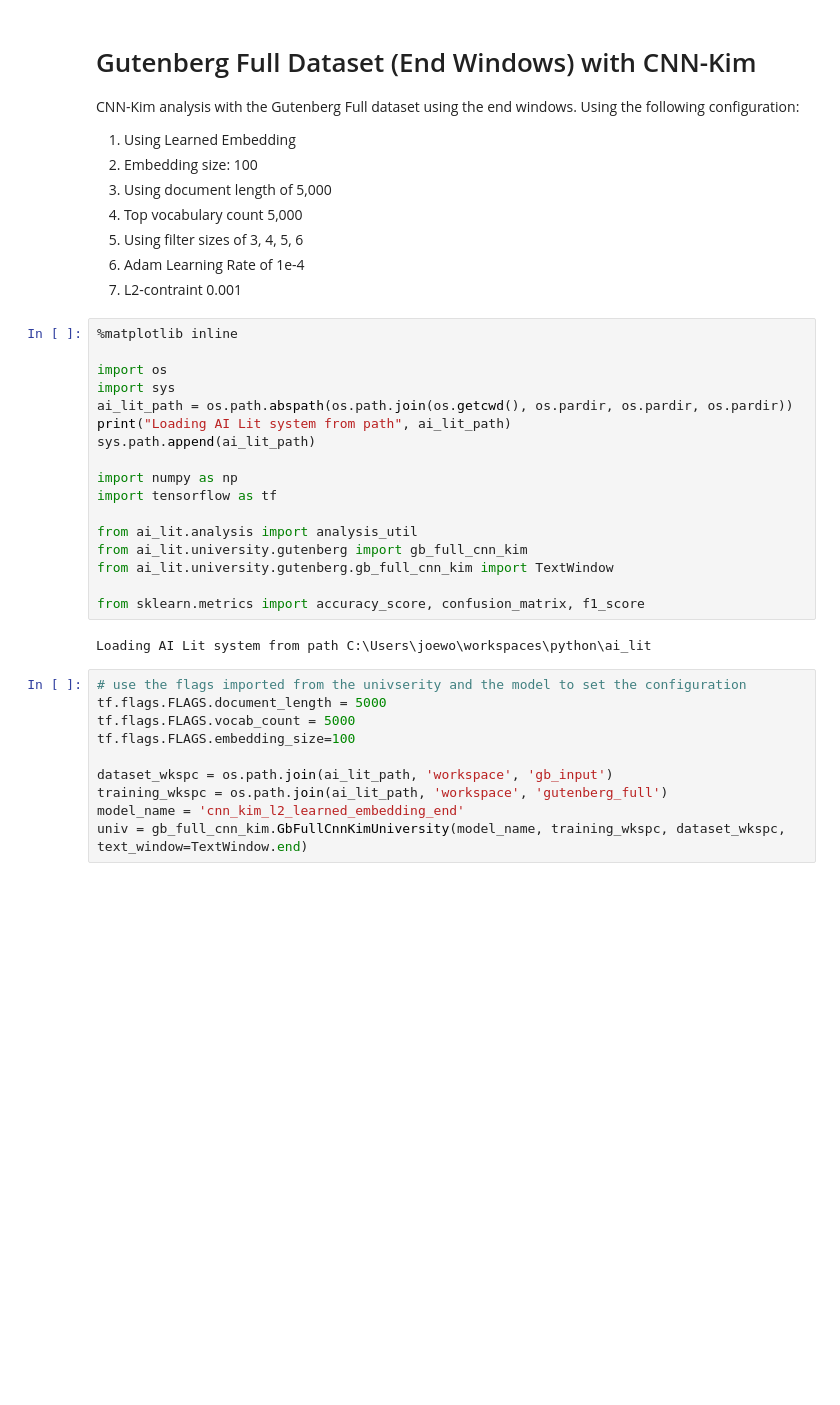
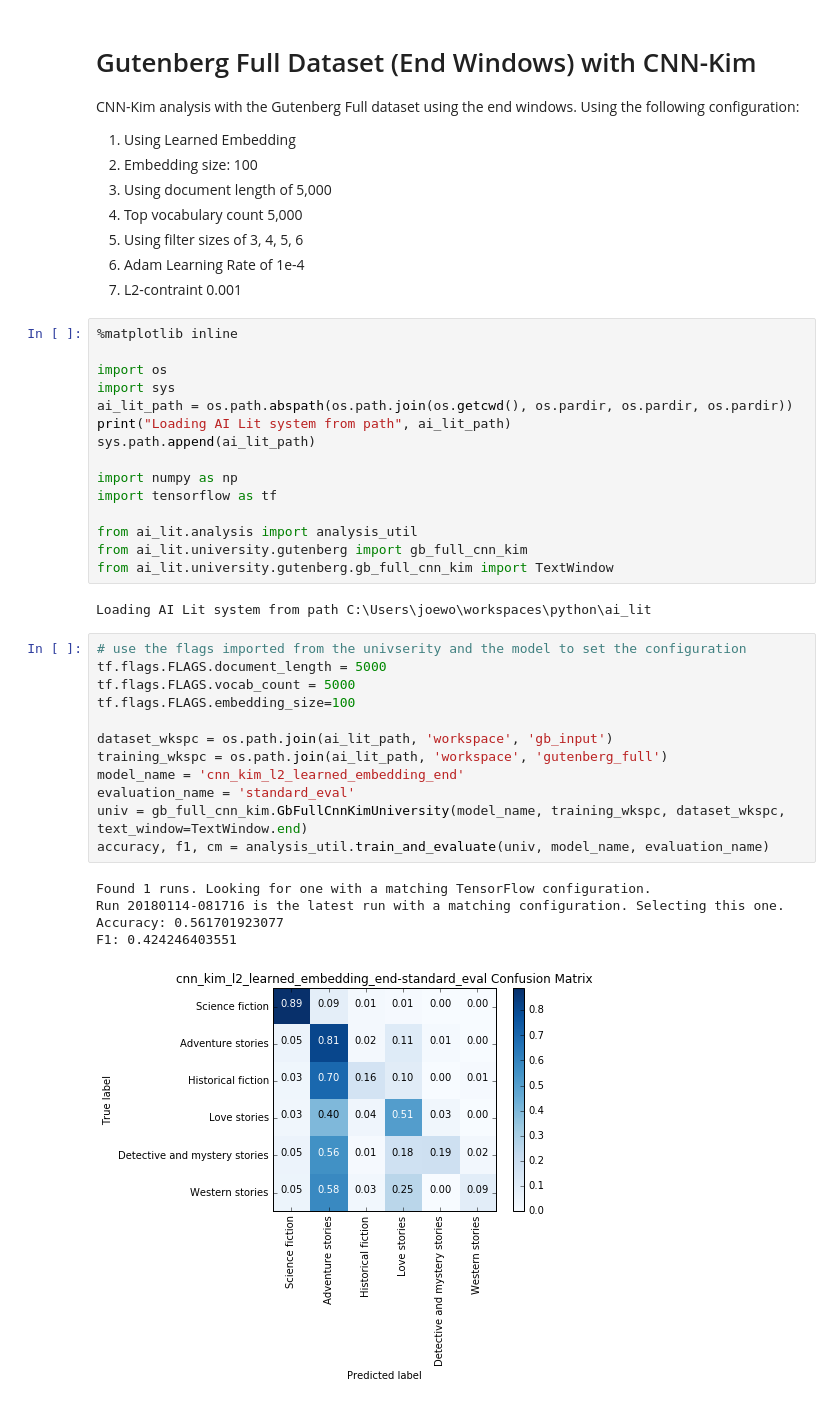
Before and after one commit to joeworsh/ai-lit, a Jupyter notebook: ai_lit/analysis/gutenberg/gb_full_cnn_learned_embeddings_2.ipynb, the cells around one changed output. Saved outputs shown, nothing was run; the diff lists cells and outputs as text; blank space fills up the shorter version.

```diff
--- a/ai_lit/analysis/gutenberg/gb_full_cnn_learned_embeddings_2.ipynb
+++ b/ai_lit/analysis/gutenberg/gb_full_cnn_learned_embeddings_2.ipynb
@@ -23,17 +23,23 @@ import tensorflow as tf
 from ai_lit.analysis import analysis_util
 from ai_lit.university.gutenberg import gb_full_cnn_kim
 from ai_lit.university.gutenberg.gb_full_cnn_kim import TextWindow
-
-from sklearn.metrics import accuracy_score, confusion_matrix, f1_score
 # %% [output]
 Loading AI Lit system from path C:\Users\joewo\workspaces\python\ai_lit
 # %%
 # use the flags imported from the univserity and the model to set the configuration
 tf.flags.FLAGS.document_length = 5000
 tf.flags.FLAGS.vocab_count = 5000
 tf.flags.FLAGS.embedding_size=100
 
 dataset_wkspc = os.path.join(ai_lit_path, 'workspace', 'gb_input')
 training_wkspc = os.path.join(ai_lit_path, 'workspace', 'gutenberg_full')
 model_name = 'cnn_kim_l2_learned_embedding_end'
+evaluation_name = 'standard_eval'
 univ = gb_full_cnn_kim.GbFullCnnKimUniversity(model_name, training_wkspc, dataset_wkspc, text_window=TextWindow.end)
+accuracy, f1, cm = analysis_util.train_and_evaluate(univ, model_name, evaluation_name)
+# %% [output]
+Found 1 runs. Looking for one with a matching TensorFlow configuration.
+Run 20180114-081716 is the latest run with a matching configuration. Selecting this one.
+Accuracy: 0.561701923077
+F1: 0.424246403551
+[figure, added]
```
Also changed, not shown: parts of 3 cells of this notebook, 1 other file.
